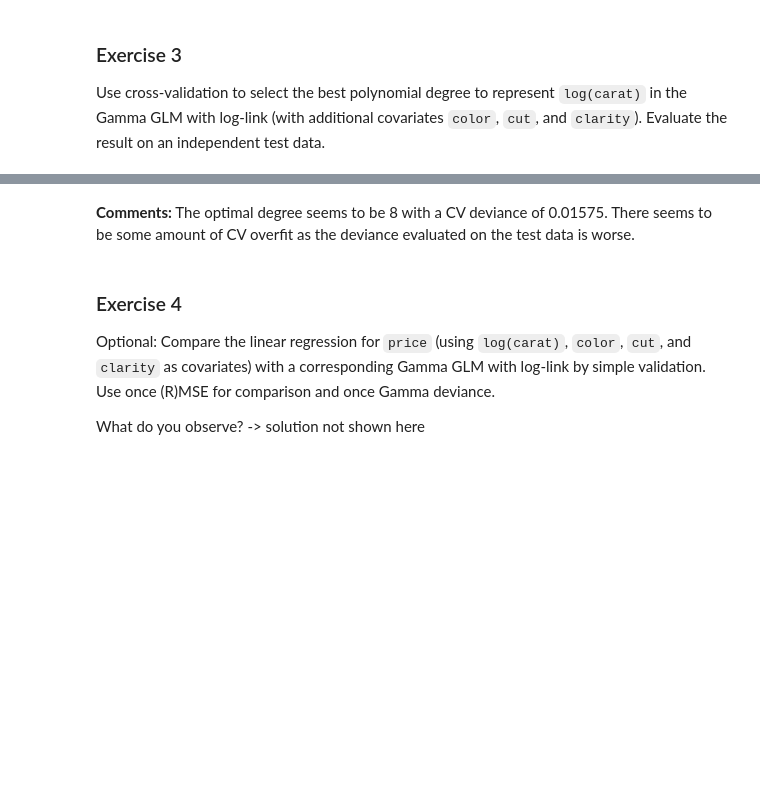
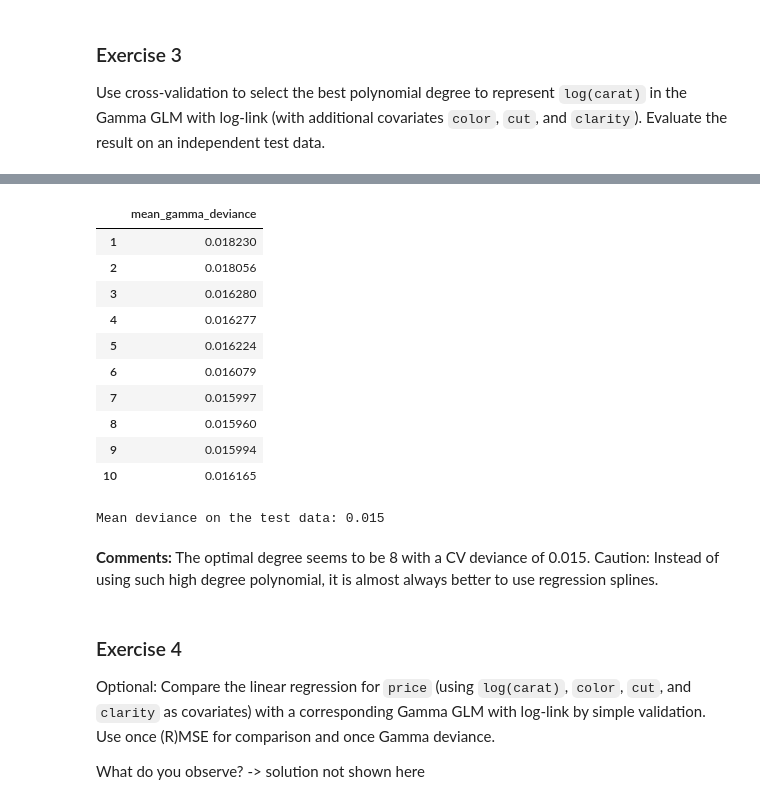
Before and after one commit to mayer79/ml_lecture, a Jupyter notebook: py/exercise_solutions.ipynb, the cells around one changed output, grey strips where cells are left out. Cells and saved outputs as stored; diff of their text form; code cells hidden in the pictures; blank space fills up the shorter version.

Commit message:
added grid search on polynomial example

```diff
--- a/py/exercise_solutions.ipynb
+++ b/py/exercise_solutions.ipynb
@@ -263,7 +261,43 @@ r_squared_gamma(test$price, pred) # 0.982464 relative deviance gain
+# %%
+# Grid search for best polynomial degree (takes 1.5 minutes)
+param_grid = {
+    "preprocessor__carat__poly__degree": range(1, 11)
+}
+
+search = GridSearchCV(
+    gamma_regression,
+    param_grid=param_grid,
+    scoring="neg_mean_gamma_deviance",
+    cv=KFold(n_splits=5, shuffle=True, random_state=4302)
+)
+search.fit(X=df_train, y=y_train)
+
+# Organize results
+results = pd.DataFrame(
+    -search.cv_results_["mean_test_score"],
+    index=param_grid["preprocessor__carat__poly__degree"],
+    columns=["mean_gamma_deviance"]
+)
+results
+# %% [output]
+|  | mean_gamma_deviance |
+| 1 | 0.018230 |
+| 2 | 0.018056 |
+| 3 | 0.016280 |
+| 4 | 0.016277 |
+| 5 | 0.016224 |
+| 6 | 0.016079 |
+| 7 | 0.015997 |
+| 8 | 0.015960 |
+| 9 | 0.015994 |
+| 10 | 0.016165 |
+# %%
+# The model was automatically refitted on the train data with optimal degree:
+print(f"Mean deviance on the test data: {-search.score(df_test, y_test):.3f}")
+# %% [output]
+Mean deviance on the test data: 0.015
 # %% [markdown]
-**Comments:** The optimal degree seems to be 8 with a CV deviance of 0.01575.
-There seems to be some amount of CV overfit as the deviance evaluated on
-the test data is worse.
+**Comments:** The optimal degree seems to be 8 with a CV deviance of 0.015. Caution: Instead of using such high degree polynomial, it is almost always better to use regression splines.
 # %% [markdown]
 ### Exercise 4
 
```
Also changed, not shown: parts of 3 cells of this notebook, 3 other files.
